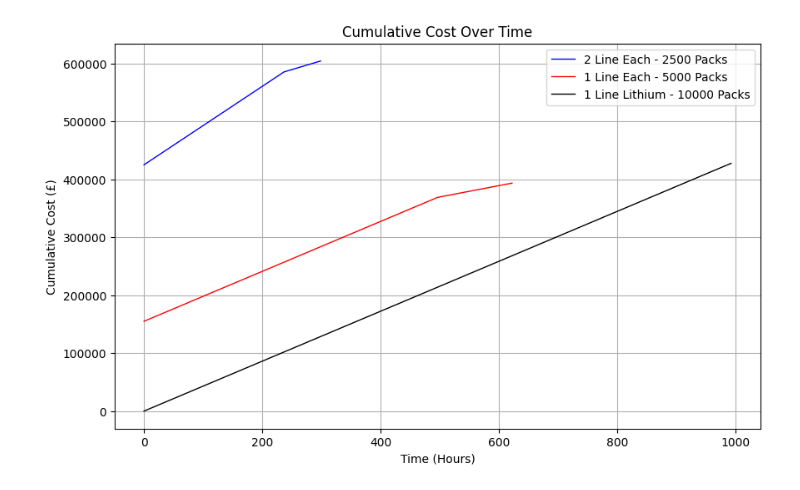
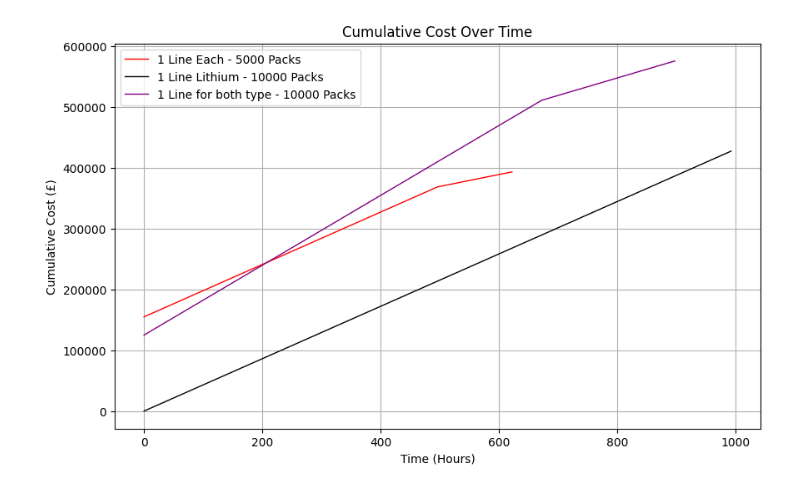
Before and after one commit to Bh00fie/Manufacturing-CW2, a Jupyter notebook: Q2.ipynb, the cells around one changed output. Cells and saved outputs as stored; diff of their text form; code cells hidden in the pictures.

```diff
--- a/Q2.ipynb
+++ b/Q2.ipynb
@@ -240,30 +277,38 @@ df.to_excel(file_path, index=False)
 # %%
 import pandas as pd
 import matplotlib.pyplot as plt
 
 # Load the data from the first Excel file
-file_path_1 = r"C:\Users\abhin\OneDrive - University of Southampton\1 - University of Southampton\Part 4 - University of Southampton\Manufacturing\2 - CW\Q2\Manufacturing-CW2\EXCEL\Cumulative_Operational_Cost_Over_Time_2500_2_2_1.xlsx"
+file_path_1 = r"C:\Users\abhin\OneDrive - University of Southampton\1 - University of Southampton\Part 4 - University of Southampton\Manufacturing\2 - CW\Q2\Manufacturing-CW2\EXCEL\Cumulative_Operational_Cost_Over_Time_2500_2_2_2_1.xlsx"
 df1 = pd.read_excel(file_path_1)
 
 # Load the data from the second Excel file
 file_path_2 = r"C:\Users\abhin\OneDrive - University of Southampton\1 - University of Southampton\Part 4 - University of Southampton\Manufacturing\2 - CW\Q2\Manufacturing-CW2\EXCEL\Cumulative_Operational_Cost_Over_Time_5000_1_3_1.xlsx"
 df2 = pd.read_excel(file_path_2)
 
 file_path_3 = r"C:\Users\abhin\OneDrive - University of Southampton\1 - University of Southampton\Part 4 - University of Southampton\Manufacturing\2 - CW\Q2\Manufacturing-CW2\EXCEL\Cumulative_Operational_Cost_Over_Time_10000_1_3_1.xlsx"
 df3 = pd.read_excel(file_path_3)
 
+file_path_4 = r"C:\Users\abhin\OneDrive - University of Southampton\1 - University of Southampton\Part 4 - University of Southampton\Manufacturing\2 - CW\Q2\Manufacturing-CW2\EXCEL\Cumulative_Operational_Cost_Over_Time_5000_1_1_2_1.xlsx"
+df4 = pd.read_excel(file_path_4)
+
+file_path_5 = r"C:\Users\abhin\OneDrive - University of Southampton\1 - University of Southampton\Part 4 - University of Southampton\Manufacturing\2 - CW\Q2\Manufacturing-CW2\EXCEL\Cumulative_Operational_Cost_Over_Time_SINGLE LINE_5000_3_2.xlsx"
+df5 = pd.read_excel(file_path_5)
+
 
 
 # Plotting the graph
 plt.figure(figsize=(10, 6))
-plt.plot(df1['Time (Hours)'], df1['Cumulative Cost (£)'], label='2 Line Each - 2500 Packs', color='b', linestyle='-', linewidth=1)
+# plt.plot(df1['Time (Hours)'], df1['Cumulative Cost (£)'], label='2 Line Each (2 Conv) - 2500 Packs', color='b', linestyle='-', linewidth=1)
 plt.plot(df2['Time (Hours)'], df2['Cumulative Cost (£)'], label='1 Line Each - 5000 Packs', color='r', linestyle='-', linewidth=1)
 plt.plot(df3['Time (Hours)'], df3['Cumulative Cost (£)'], label='1 Line Lithium - 10000 Packs', color='black', linestyle='-', linewidth=1)
+# plt.plot(df4['Time (Hours)'], df4['Cumulative Cost (£)'], label='1 Line Each (2 Conv) - 5000 Packs', color='green', linestyle='-', linewidth=1)
+plt.plot(df5['Time (Hours)'], df5['Cumulative Cost (£)'], label='1 Line for both type - 10000 Packs', color='purple', linestyle='-', linewidth=1)
 plt.title('Cumulative Cost Over Time')
 plt.xlabel('Time (Hours)')
 plt.ylabel('Cumulative Cost (£)')
 plt.grid(True)
 plt.legend()
 plt.show()
 # %% [output]
-[figure, old version]
+[figure, new version]
```
Also changed, not shown: parts of 9 cells of this notebook, 23 other files.
